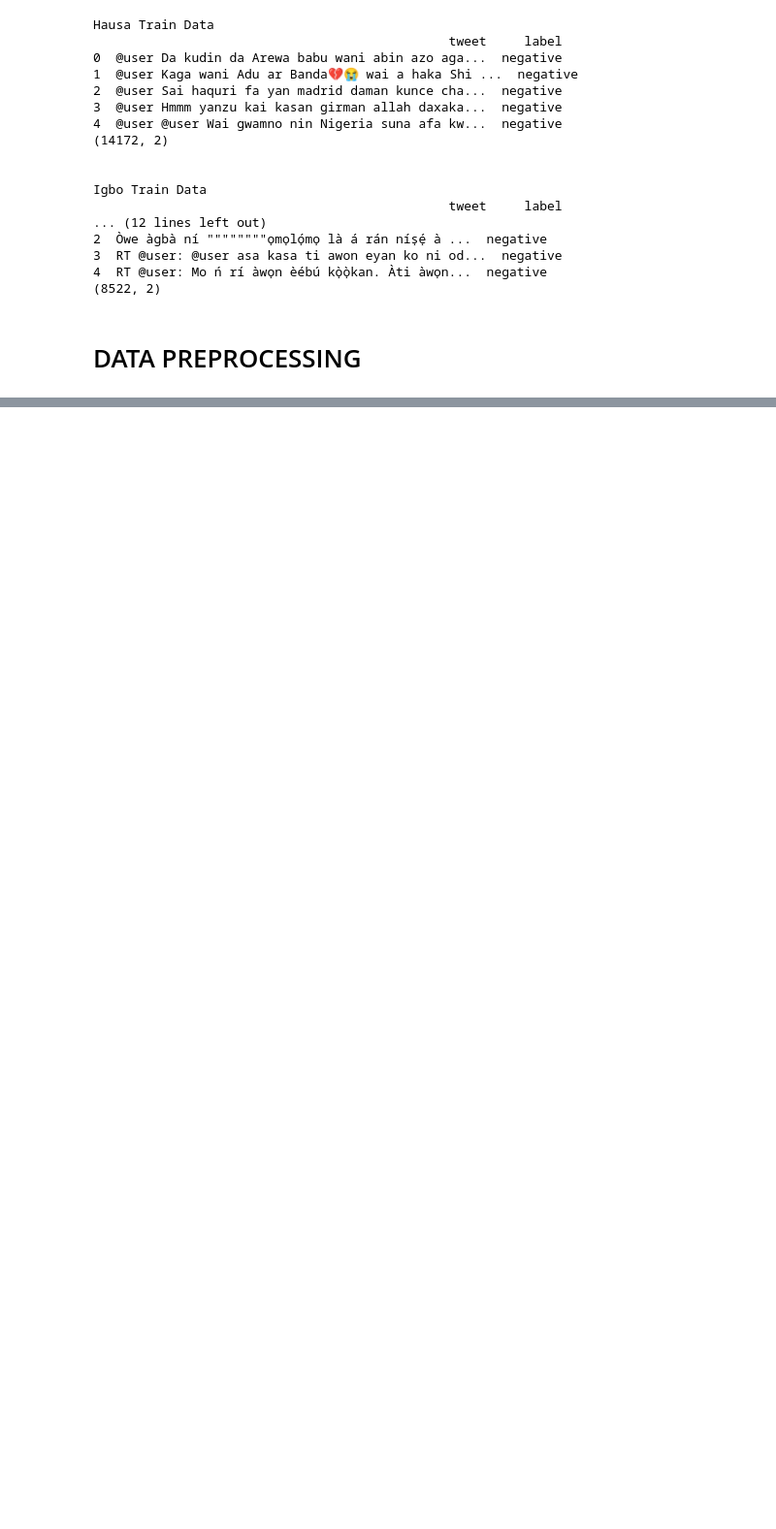
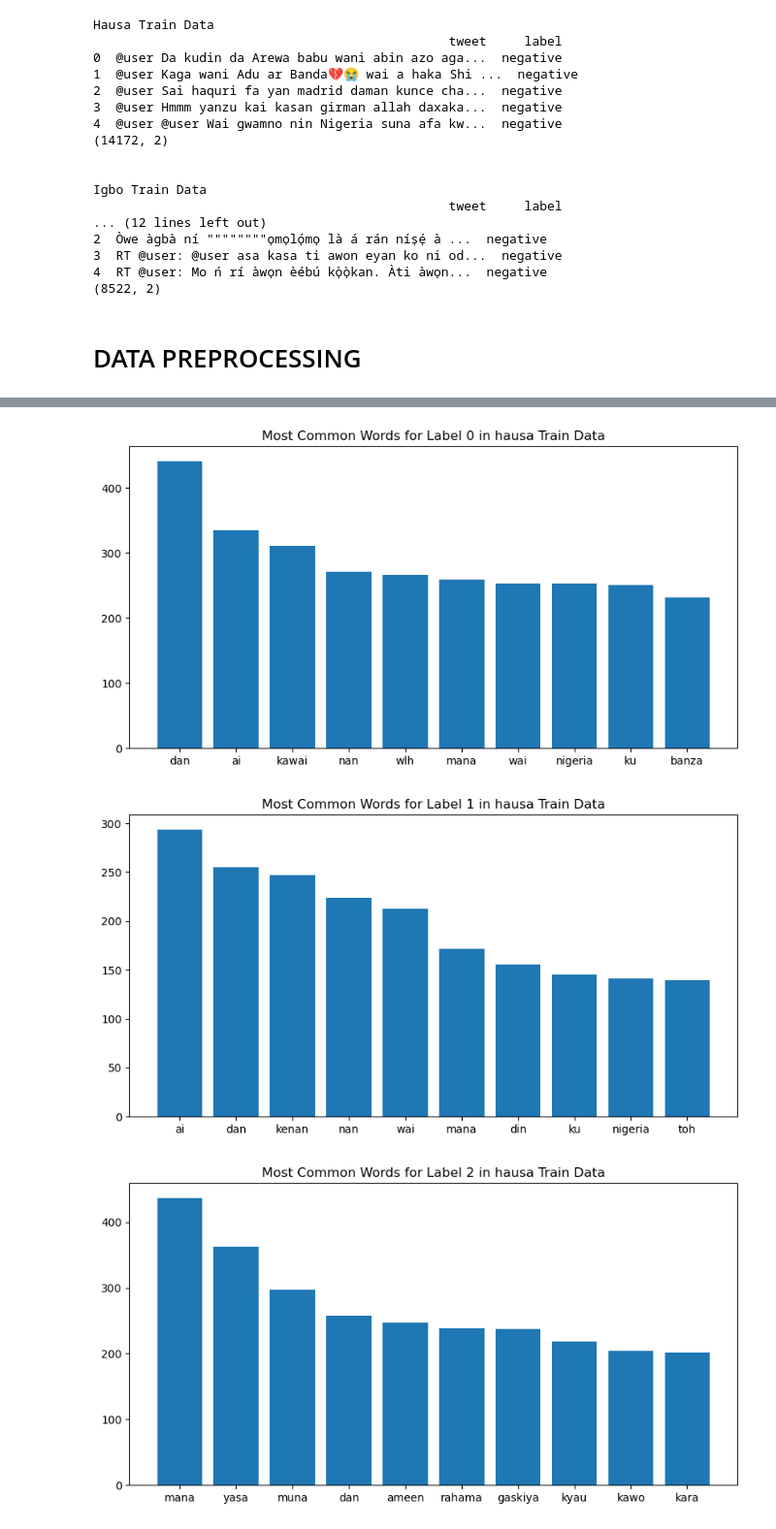
Before and after one commit to sa-diq/sentiment-analysis-Hau-Ibo-Yor-, a Jupyter notebook: sentiment_analysis.ipynb, the cells around one changed output, grey strips where cells are left out. Shown at 97% size. Drawn from its saved outputs; the diff is of its cells as text; code cells hidden in the pictures; blank space fills up the shorter version.

```diff
--- a/sentiment_analysis.ipynb
+++ b/sentiment_analysis.ipynb
@@ -823,0 +293,26 @@ len(vectorizer.vocabulary_)
+# %%
+# Function to get most common words
+def get_most_common_words(texts, n=10):
+    all_words = ' '.join(texts).split()
+    common_words = Counter(all_words).most_common(n)
+    return common_words
+
+# Loop over the languages
+for lang in languages:
+    # Loop over the sentiment labels
+    for label in train_data[lang]['label'].unique():
+        # Get the texts for the current label
+        texts = train_data[lang][train_data[lang]['label'] == label]['clean_w/o_sw']
+
+        # Get the most common words
+        common_words = get_most_common_words(texts)
+
+        # Plot the most common words
+        plt.figure(figsize=(10, 5))
+        plt.bar(*zip(*common_words))
+        plt.title(f'Most Common Words for Label {label} in {lang} Train Data')
+        plt.show()
+# %% [output]
+[figure, added]
+[figure, added]
+[figure, added]
```
Also changed, not shown: parts of 100 cells of this notebook.
